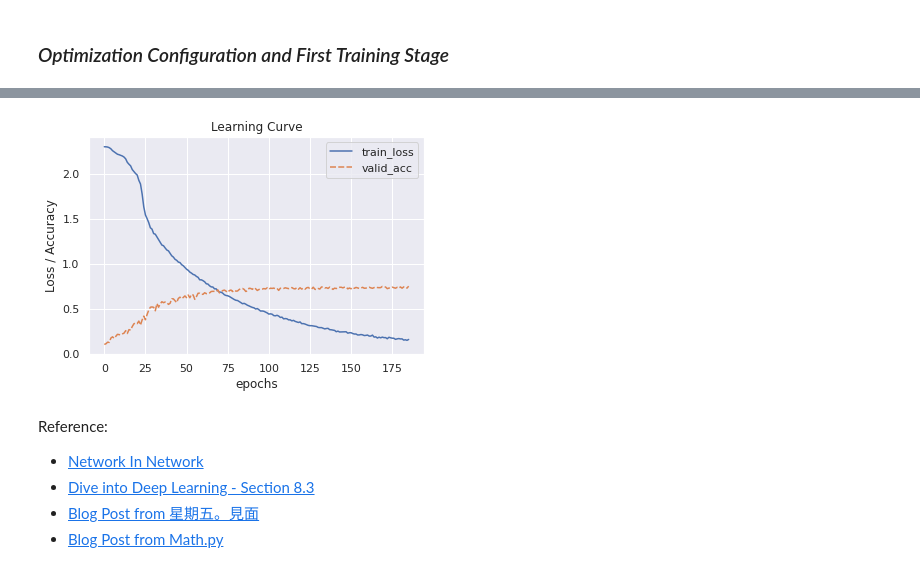
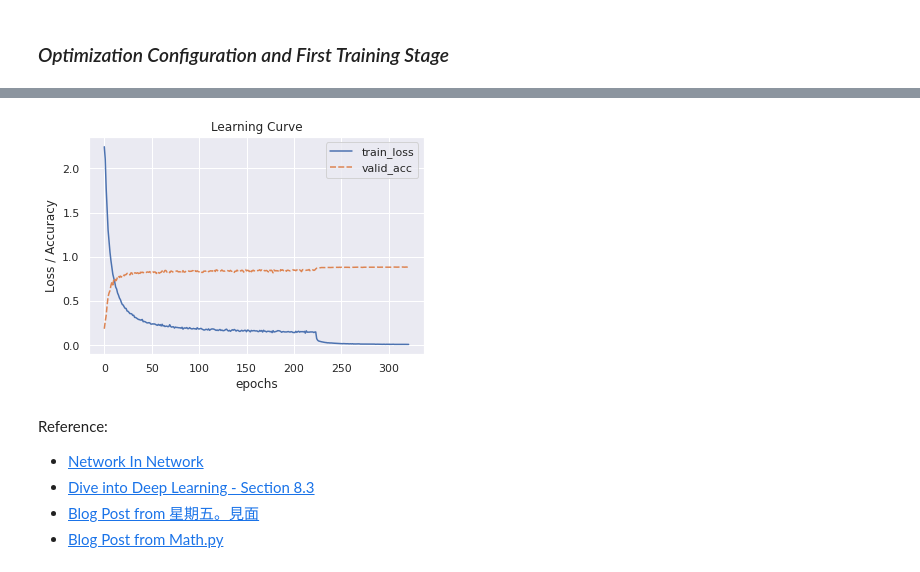
Before and after one commit to kevinkevin556/Dlchemist, a Jupyter notebook: nin2.ipynb, the cells around one changed output, grey strips where cells are left out. Drawn from its saved outputs; the diff is of its cells as text; code cells hidden in the pictures.

```diff
--- a/nin2.ipynb
+++ b/nin2.ipynb
@@ -471,7 +460,7 @@ class HyperModule():
 # %% [markdown]
 ### *Optimization Configuration and First Training Stage*
 # %%
-BASE_LR = 0.01
+BASE_LR = 0.1
 MOMENTUM = 0.9
 WEIGHT_DECAY = 1e-4
 STEP_SIZE = 1e5
@@ -519,2 +510,0 @@ State dict saved.
-# %%
-hm.train(train_dataloader, valid_dataloader, PATH, NUM_EPOCHS-83)
@@ -555,0 +528,25 @@ Total Acc: 0.738
+# %%
+BASE_LR = 0.01
+MOMENTUM = 0.5
+WEIGHT_DECAY = 1e-4
+STEP_SIZE = 1e4
+GAMMA = 0.1
+NUM_EPOCHS = 100
+PATH = "/content/gdrive/MyDrive/Colab Checkpoints/state_dict.ckpt"
+# %%
+class_names = ['plane', 'car', 'bird', 'cat', 'deer', 'dog', 'frog', 'horse', 'ship', 'truck']
+nin = NiN(num_classes=10)
+criterion = nn.CrossEntropyLoss()
+optimizer = torch.optim.SGD(nin.parameters(), BASE_LR, MOMENTUM, 0, WEIGHT_DECAY)
+scheduler = torch.optim.lr_scheduler.StepLR(optimizer, STEP_SIZE, GAMMA)
+
+hm = HyperModule(
+    model = nin,
+    criterion = criterion,
+    optimizer = optimizer,
+    scheduler = scheduler
+)
+hm.load(PATH)
+hm.optimizer = torch.optim.SGD(hm.model.parameters(), BASE_LR, MOMENTUM, 0, WEIGHT_DECAY)
+hm.scheduler = torch.optim.lr_scheduler.StepLR(hm.optimizer, STEP_SIZE, GAMMA)
+hm.train(train_dataloader, valid_dataloader, PATH, NUM_EPOCHS)
@@ -556,16 +591,15 @@ Total Acc: 0.738
 # %%
-state_dict = hm.get_state_dict()
-train_info = {key:state_dict[key] for key in ["train_loss", "valid_acc"]}
+train_info = {"train_loss":hm.train_loss, "valid_acc":hm.valid_acc}
 
 sns.set_theme()
 fig, ax = plt.subplots(1, 1)
 sns.lineplot(ax=ax, data=pd.DataFrame(train_info))
 ax.set_xlabel("epochs")
 ax.set_ylabel("Loss / Accuracy")
 ax.set_title("Learning Curve")
 plt.show()
 # %% [output]
-[figure, old version]
+[figure, new version]
 # %% [markdown]
 Reference:
 * [Network In Network](https://arxiv.org/pdf/1312.4400.pdf)
```
Also changed, not shown: parts of 12 cells of this notebook.
